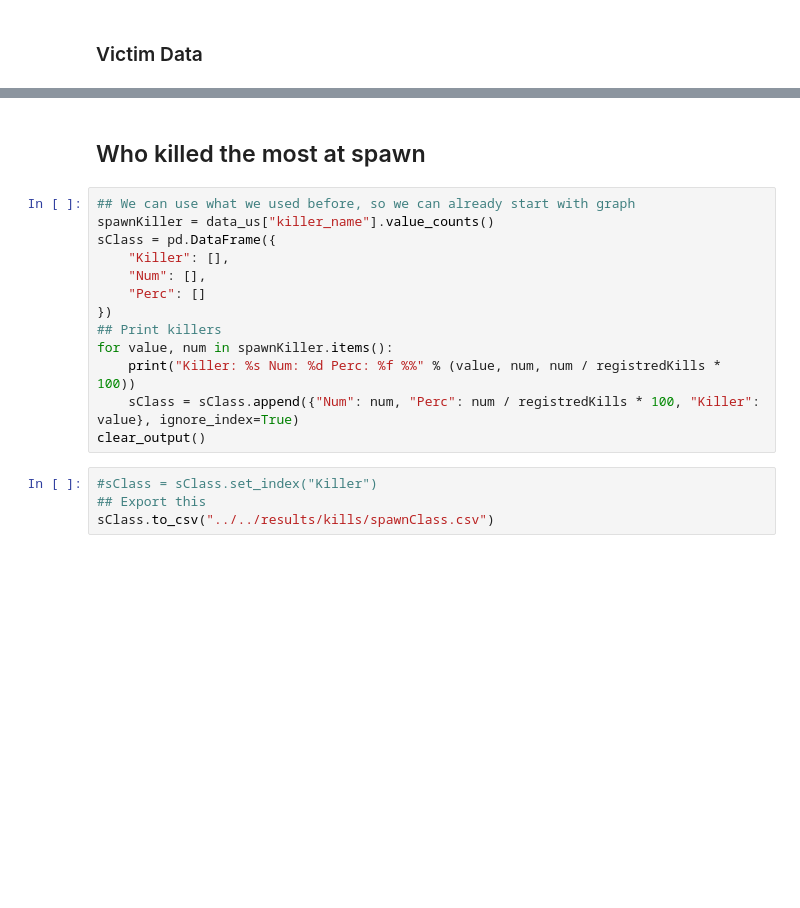
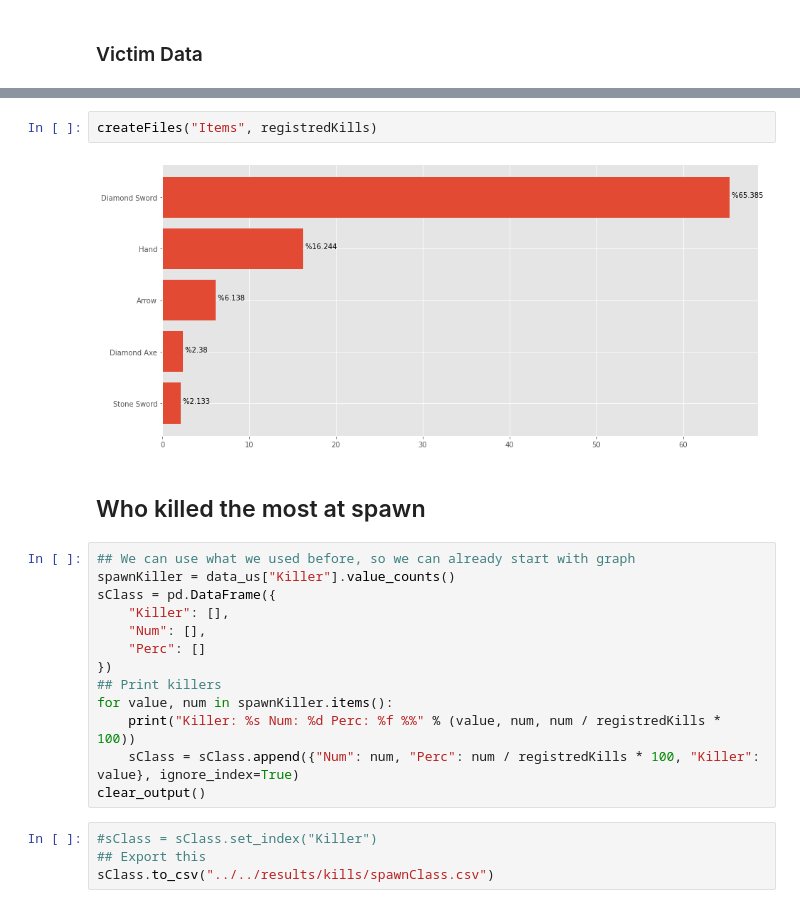
Before and after one commit to TechAle/salc1-data-mining, a Jupyter notebook: notebooks/kill_and_death/KillDeathResults.ipynb, the cells around one changed output, grey strips where cells are left out. Drawn from its saved outputs; the diff is of its cells as text; blank space fills up the shorter version.

```diff
--- a/notebooks/kill_and_death/KillDeathResults.ipynb
+++ b/notebooks/kill_and_death/KillDeathResults.ipynb
@@ -179,8 +164,12 @@ clear_output()
+# %%
+createFiles("Items", registredKills)
+# %% [output]
+[figure, added]
 # %% [markdown]
 ## Who killed the most at spawn
 # %%
 ## We can use what we used before, so we can already start with graph
-spawnKiller = data_us["killer_name"].value_counts()
+spawnKiller = data_us["Killer"].value_counts()
 sClass = pd.DataFrame({
     "Killer": [],
     "Num": [],
```
Also changed, not shown: parts of 19 cells of this notebook, 4 other files.
